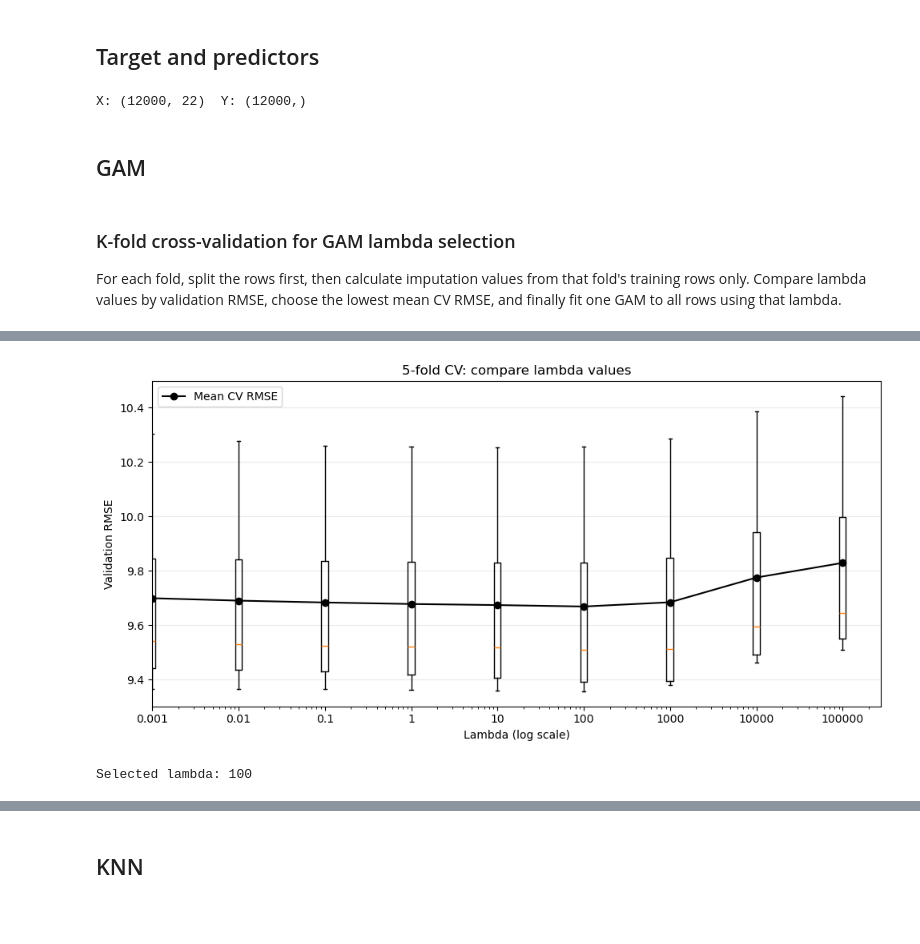
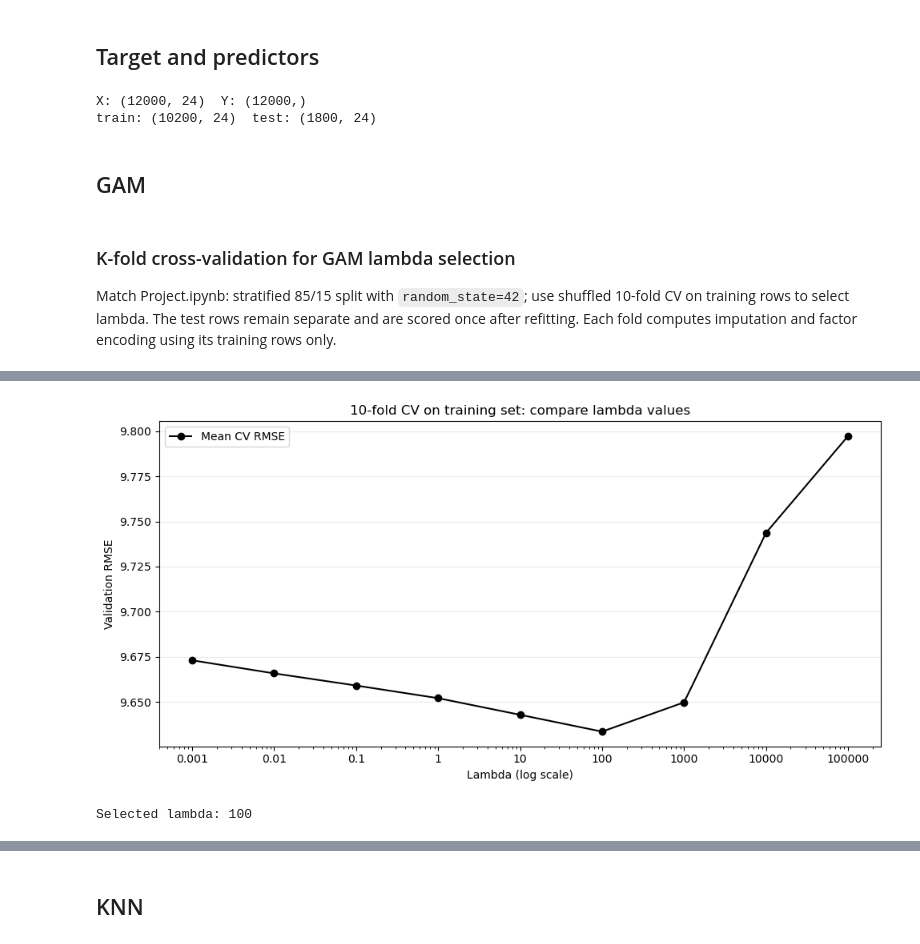
Before and after one commit to ZhangAnli/ST5227-Course-Project, a Jupyter notebook: GAM-KNN-Guan-Ming.ipynb, the cells around one changed output, grey strips where cells are left out. Saved outputs shown, nothing was run; the diff lists cells and outputs as text; code cells hidden in the pictures; blank space fills up the shorter version.

```diff
--- a/GAM-KNN-Guan-Ming.ipynb
+++ b/GAM-KNN-Guan-Ming.ipynb
@@ -53,6 +53,7 @@ Total rows with duplicate IDs: 50
 Rows with duplicate IDs that are FULLY identical: 50
 Rows with duplicate IDs that have DIFFERENCES: 0
 # %%
-df = df.drop(columns=['student_id', 'survey_date', 'family_income_bracket', 'at_risk_flag'])
+df = df.drop(columns=['student_id', 'survey_date', 'at_risk_flag'])
+
 df.shape
 # %% [output]
@@ -345,16 +355,33 @@ NUMERIC_COLS = CONTINUOUS_COLS + DISCRETE_COLS
 PREDICTOR_COLS = NUMERIC_COLS + CATEGORICAL_COLS
 # %%
 X = df[PREDICTOR_COLS]
+
 Y = df[TARGET_COL]
+
 print('X:', X.shape, ' Y:', Y.shape)
+
+# Match Project.ipynb: stratified 85/15 split; use training data for CV only.
+
+from sklearn.model_selection import train_test_split
+
+TEST_SIZE = 0.15
+
+SEED = 42
+
+X_train, X_test, Y_train, Y_test = train_test_split(
+
+    X, Y, test_size=TEST_SIZE, stratify=df['grade_class'], random_state=SEED)
+
+print('train:', X_train.shape, ' test:', X_test.shape)
 # %% [output]
-X: (12000, 22)  Y: (12000,)
+X: (12000, 24)  Y: (12000,)
+train: (10200, 24)  test: (1800, 24)
 # %% [markdown]
 ## GAM
 # %% [markdown]
 ### K-fold cross-validation for GAM lambda selection
 
-For each fold, split the rows first, then calculate imputation values from that fold's training rows only. Compare lambda values by validation RMSE, choose the lowest mean CV RMSE, and finally fit one GAM to all rows using that lambda.
+Match Project.ipynb: stratified 85/15 split with `random_state=42`; use shuffled 10-fold CV on training rows to select lambda. The test rows remain separate and are scored once after refitting. Each fold computes imputation and factor encoding using its training rows only.
 # %%
 from pygam import LinearGAM, s, f
 from sklearn.model_selection import KFold
@@ -424,49 +456,70 @@ def prepare_gam_fold(train_idx, valid_idx):
         category_levels,
     )
 # %%
-# Compare a range of lambda values using the same 5 folds for a fair comparison.
-# One lambda is shared across terms here to keep the first search manageable.
+# Match Project.ipynb Lasso CV: 10 shuffled folds on training rows only.
+
 lam_values = np.array([0.001, 0.01, 0.1, 1, 10, 100, 1000, 10000, 100000])
-kfold = KFold(n_splits=5, shuffle=True, random_state=42)
+
+kfold = KFold(n_splits=10, shuffle=True, random_state=SEED)
+
 cv_rmse = {lam: [] for lam in lam_values}
 
-for fold_train_idx, fold_valid_idx in kfold.split(X):
+for fold_train_idx, fold_valid_idx in kfold.split(X_train):
+
     X_fold_train, X_fold_valid, y_fold_train, y_fold_valid, _ = prepare_gam_fold(
+
         fold_train_idx, fold_valid_idx
+
     )
+
     for lam in lam_values:
+
         fold_gam = LinearGAM(make_gam_terms(), lam=lam)
+
         fold_gam.fit(X_fold_train, y_fold_train.to_numpy())
+
         fold_pred = fold_gam.predict(X_fold_valid)
+
         cv_rmse[lam].append(mean_squared_error(y_fold_valid, fold_pred) ** 0.5)
 
-# Show candidate lambdas in ascending order; identify the best separately by RMSE.
 cv_summary = pd.DataFrame({
+
     'lambda': list(cv_rmse.keys()),
+
     'mean_RMSE': [np.mean(scores) for scores in cv_rmse.values()],
+
     'sd_RMSE': [np.std(scores, ddof=1) for scores in cv_rmse.values()],
+
 }).sort_values('lambda')
+
 display(cv_summary)
 
 plt.figure(figsize=(10, 5))
-plt.boxplot(
-    [cv_rmse[lam] for lam in lam_values],
-    positions=lam_values,
-    widths=lam_values * 0.18,
-)
-mean_rmse = [np.mean(cv_rmse[lam]) for lam in lam_values]
-plt.plot(lam_values, mean_rmse, marker='o', color='black', label='Mean CV RMSE')
+
+plt.plot(lam_values, [np.mean(cv_rmse[lam]) for lam in lam_values],
+
+         marker='o', color='black', label='Mean CV RMSE')
+
 plt.xscale('log')
+
 plt.xticks(lam_values, [f'{lam:g}' for lam in lam_values])
+
 plt.xlabel('Lambda (log scale)')
+
 plt.ylabel('Validation RMSE')
-plt.title('5-fold CV: compare lambda values')
+
+plt.title('10-fold CV on training set: compare lambda values')
+
 plt.legend()
+
 plt.grid(axis='y', alpha=0.25)
+
 plt.tight_layout()
+
 plt.show()
 
 best_lam = cv_summary.loc[cv_summary['mean_RMSE'].idxmin(), 'lambda']
+
 print(f'Selected lambda: {best_lam:g}')
 # %% [output]
 |  | lambda | mean_RMSE | sd_RMSE |
@@ -482,3 +535,3 @@ print(f'Selected lambda: {best_lam:g}')
-[figure, old version]
+[figure, new version]
 Selected lambda: 100
 # %%
```
Also changed, not shown: parts of 8 cells of this notebook.
